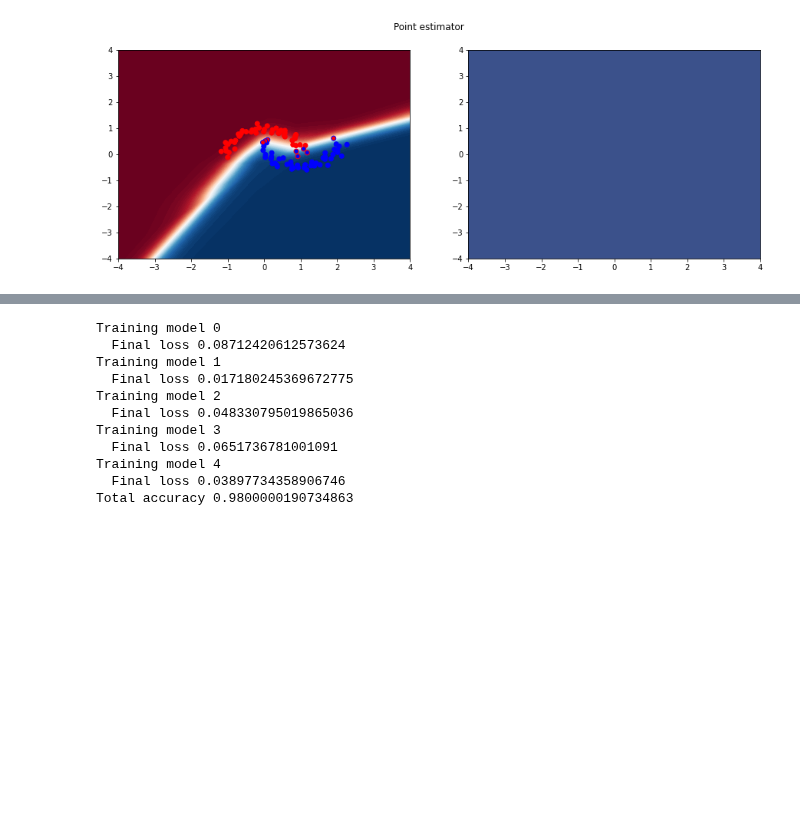
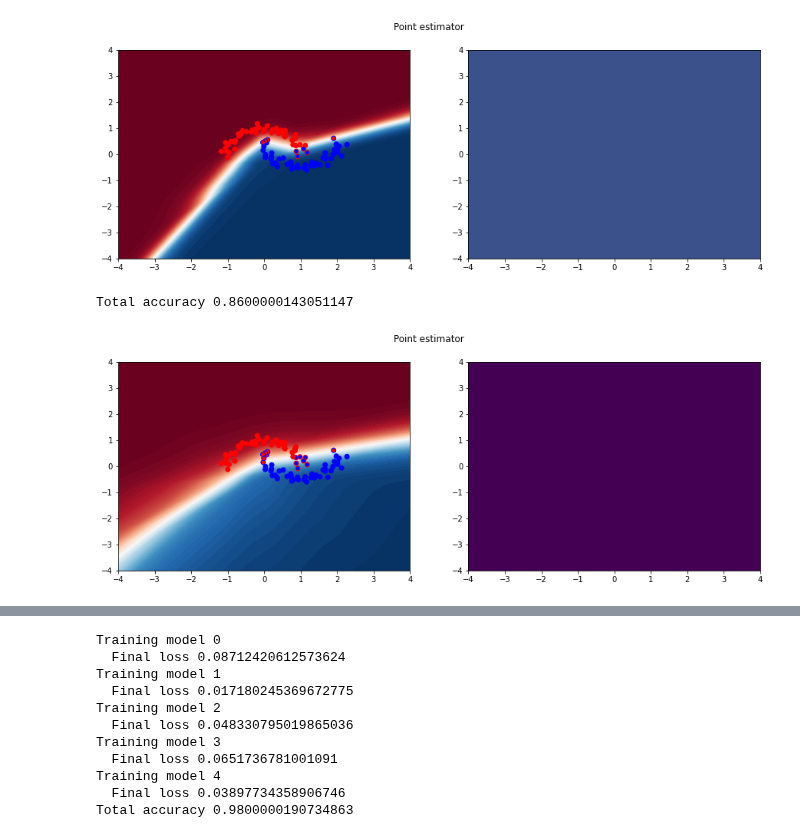
Before and after one commit to Feuermagier/VariationalBayesianDL, a Jupyter notebook: ToyClassification.ipynb, the cells around one changed output, grey strips where cells are left out. Saved outputs shown, nothing was run; the diff lists cells and outputs as text; code cells hidden in the pictures; blank space fills up the shorter version.

```diff
--- a/ToyClassification.ipynb
+++ b/ToyClassification.ipynb
@@ -105,6 +105,11 @@ Epoch 90: loss 0.10307478904724121
 Final loss 0.08510102331638336
 Total accuracy 0.9200000166893005
 [figure]
+# %%
+plot("Point estimator", lambda input: (model(input), torch.zeros(input.shape[0])))
+# %% [output]
+Total accuracy 0.8600000143051147
+[figure, added]
 # %%
 # SWAG trained with SGD and L2 regularization (lr is currently not adjusted for SWAG)
 
```
Also changed, not shown: parts of 4 cells of this notebook, 2 other files.
